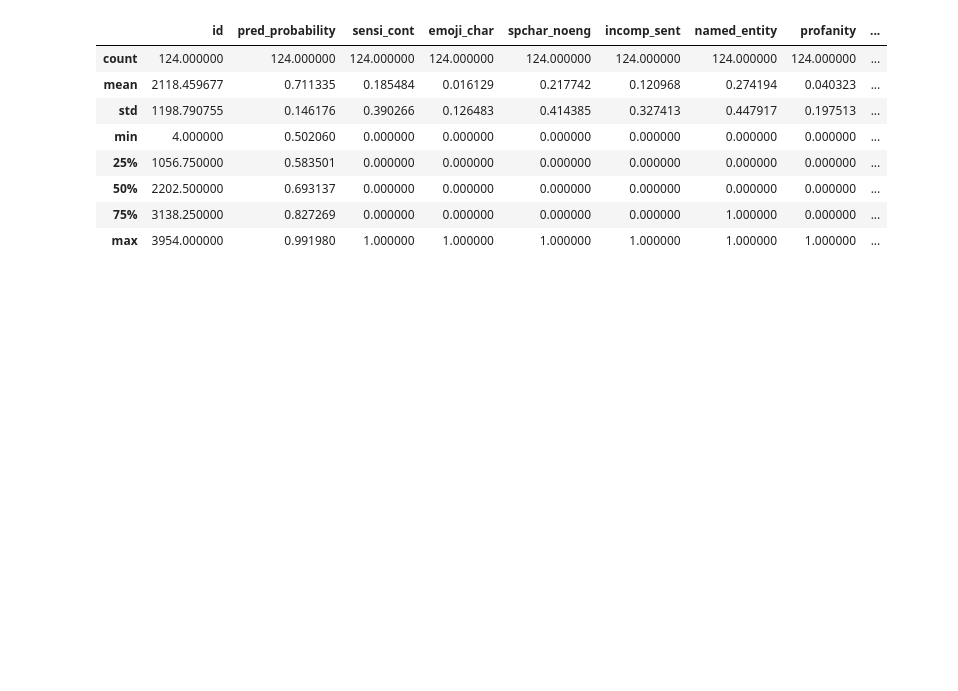
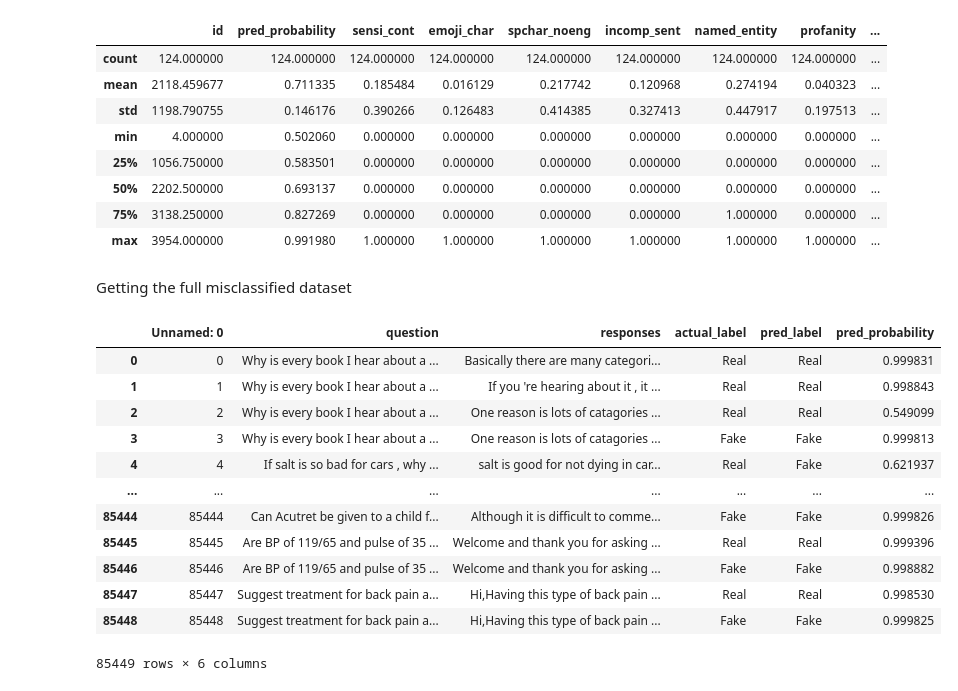
Before and after one commit to liuange/nlp23-detecting-ai, a Jupyter notebook: qual_analysis.ipynb, the cells around one changed output. Saved outputs shown, nothing was run; the diff lists cells and outputs as text; code cells hidden in the pictures; blank space fills up the shorter version.

```diff
--- a/qual_analysis.ipynb
+++ b/qual_analysis.ipynb
@@ -500,3 +500,22 @@ type2.describe()
 | 50% | 2202.500000 | 0.693137 | 0.000000 | 0.000000 | 0.000000 | 0.000000 | 0.000000 | 0.000000 | ... |
 | 75% | 3138.250000 | 0.827269 | 0.000000 | 0.000000 | 0.000000 | 0.000000 | 1.000000 | 0.000000 | ... |
 | max | 3954.000000 | 0.991980 | 1.000000 | 1.000000 | 1.000000 | 1.000000 | 1.000000 | 1.000000 | ... |
+# %% [markdown]
+Getting the full misclassified dataset
+# %%
+full_missclassified = pd.read_csv("../full_misclassified.csv")
+full_missclassified
+# %% [output]
+|  | Unnamed: 0 | question | responses | actual_label | pred_label | pred_probability |
+| 0 | 0 | Why is every book I hear about a ... | Basically there are many categori... | Real | Real | 0.999831 |
+| 1 | 1 | Why is every book I hear about a ... | If you 're hearing about it , it ... | Real | Real | 0.998843 |
+| 2 | 2 | Why is every book I hear about a ... | One reason is lots of catagories ... | Real | Real | 0.549099 |
+| 3 | 3 | Why is every book I hear about a ... | One reason is lots of catagories ... | Fake | Fake | 0.999813 |
+| 4 | 4 | If salt is so bad for cars , why ... | salt is good for not dying in car... | Real | Fake | 0.621937 |
+| ... | ... | ... | ... | ... | ... | ... |
+| 85444 | 85444 | Can Acutret be given to a child f... | Although it is difficult to comme... | Fake | Fake | 0.999826 |
+| 85445 | 85445 | Are BP of 119/65 and pulse of 35 ... | Welcome and thank you for asking ... | Real | Real | 0.999396 |
+| 85446 | 85446 | Are BP of 119/65 and pulse of 35 ... | Welcome and thank you for asking ... | Fake | Fake | 0.998882 |
+| 85447 | 85447 | Suggest treatment for back pain a... | Hi,Having this type of back pain ... | Real | Real | 0.998530 |
+| 85448 | 85448 | Suggest treatment for back pain a... | Hi,Having this type of back pain ... | Fake | Fake | 0.999825 |
+85449 rows × 6 columns
```
Also changed, not shown: parts of 7 cells of this notebook, 1 other file.
